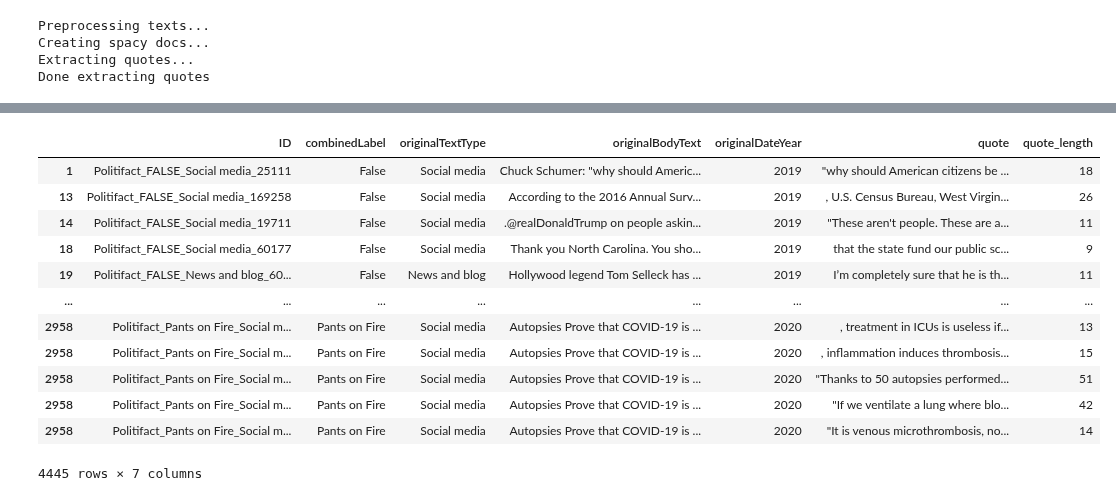
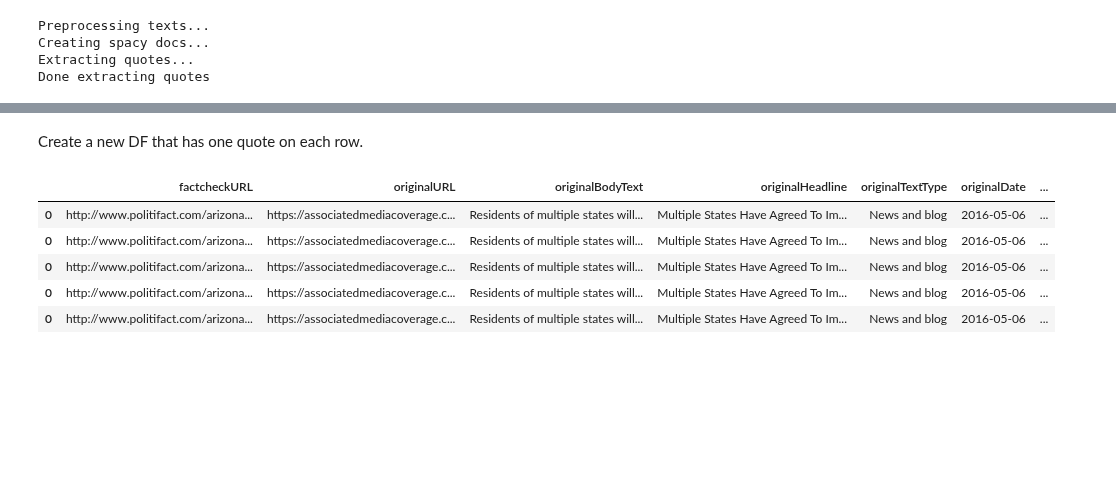
Before and after one commit to sfu-discourse-lab/fake_news_over_time, a Jupyter notebook: quote_extraction.ipynb, the cells around one changed output, grey strips where cells are left out. Saved outputs shown, nothing was run; the diff lists cells and outputs as text; code cells hidden in the pictures; blank space fills up the shorter version.

Commit message:
Add proportions to quotes

```diff
--- a/quote_extraction.ipynb
+++ b/quote_extraction.ipynb
@@ -5,14 +6,14 @@ from dataset_config import BASE_FAKESPEAK_CONFIG, BASE_MISINFOTEXT_CONFIG
 from helpers import get_groups, make_output_path, make_output_path_for_type
 # %%
 fakespeak_config = BASE_FAKESPEAK_CONFIG | {
-    "save_cols": [BASE_FAKESPEAK_CONFIG["id_col"], "quote", "quote_length"]
+    "save_cols": [BASE_FAKESPEAK_CONFIG["id_col"], "quote", "num_tokens", "proportion_of_total_tokens"]
 }
 
 misinfotext_config = BASE_MISINFOTEXT_CONFIG | {
-    "save_cols": [BASE_MISINFOTEXT_CONFIG["id_col"], "quote", "quote_length"]
+    "save_cols": [BASE_MISINFOTEXT_CONFIG["id_col"], "quote", "num_tokens", "proportion_of_total_tokens"]
 }
 # %%
-using_dataset = fakespeak_config
+using_dataset = misinfotext_config
 # %%
 dataset_df = pd.read_excel(
     using_dataset["input_path"],
@@ -41,7 +47,11 @@ Done extracting quotes
 # %%
 dataset_df["quotes"] = [[doc["quote"] for doc in docs]
                         for docs in quote_annotations]
-dataset_df["quote_lengths"] = [[doc["quote_token_count"] for doc in docs]
+dataset_df["quotes_num_tokens"] = [[doc["quote_token_count"] for doc in docs]
                         for docs in quote_annotations]
-dataset_df
+dataset_df["proportions_of_total_tokens"] = [[doc["proportion_of_total_tokens"] for doc in docs]
+                        for docs in quote_annotations]
+dataset_df["proportion_quote_tokens_to_total_text"] = dataset_df["proportions_of_total_tokens"].apply(sum)
+
+dataset_df.head()
 # %% [output]
@@ -61,23 +64,20 @@ dataset_df
+# %% [markdown]
+Create a new DF that has one quote on each row.
 # %%
-all_quotes_df = dataset_df.explode(["quotes", "quote_lengths"])\
+all_quotes_df = dataset_df.explode(["quotes", "quotes_num_tokens", "proportions_of_total_tokens"])\
     .rename(columns={"quotes": "quote"})\
-    .rename(columns={"quote_lengths": "quote_length"})
+    .rename(columns={"quotes_num_tokens": "num_tokens"})\
+    .rename(columns={"proportions_of_total_tokens": "proportion_of_total_tokens"})
 all_quotes_df = all_quotes_df[all_quotes_df["quote"].notna()]
-all_quotes_df
+
+all_quotes_df.head()
 # %% [output]
-|  | ID | combinedLabel | originalTextType | originalBodyText | originalDateYear | quote | quote_length |
-| 1 | Politifact_FALSE_Social media_25111 | False | Social media | Chuck Schumer: "why should Americ... | 2019 | "why should American citizens be ... | 18 |
-| 13 | Politifact_FALSE_Social media_169258 | False | Social media | According to the 2016 Annual Surv... | 2019 | , U.S. Census Bureau, West Virgin... | 26 |
-| 14 | Politifact_FALSE_Social media_19711 | False | Social media | .@realDonaldTrump on people askin... | 2019 | "These aren't people. These are a... | 11 |
-| 18 | Politifact_FALSE_Social media_60177 | False | Social media | Thank you North Carolina. You sho... | 2019 | that the state fund our public sc... | 9 |
-| 19 | Politifact_FALSE_News and blog_60... | False | News and blog | Hollywood legend Tom Selleck has ... | 2019 | I’m completely sure that he is th... | 11 |
-| ... | ... | ... | ... | ... | ... | ... | ... |
-| 2958 | Politifact_Pants on Fire_Social m... | Pants on Fire | Social media | Autopsies Prove that COVID-19 is ... | 2020 | , treatment in ICUs is useless if... | 13 |
-| 2958 | Politifact_Pants on Fire_Social m... | Pants on Fire | Social media | Autopsies Prove that COVID-19 is ... | 2020 | , inflammation induces thrombosis... | 15 |
-| 2958 | Politifact_Pants on Fire_Social m... | Pants on Fire | Social media | Autopsies Prove that COVID-19 is ... | 2020 | "Thanks to 50 autopsies performed... | 51 |
-| 2958 | Politifact_Pants on Fire_Social m... | Pants on Fire | Social media | Autopsies Prove that COVID-19 is ... | 2020 | "If we ventilate a lung where blo... | 42 |
-| 2958 | Politifact_Pants on Fire_Social m... | Pants on Fire | Social media | Autopsies Prove that COVID-19 is ... | 2020 | "It is venous microthrombosis, no... | 14 |
+|  | factcheckURL | originalURL | originalBodyText | originalHeadline | originalTextType | originalDate | ... |
+| 0 | http://www.politifact.com/arizona... | https://associatedmediacoverage.c... | Residents of multiple states will... | Multiple States Have Agreed To Im... | News and blog | 2016-05-06 | ... |
+| 0 | http://www.politifact.com/arizona... | https://associatedmediacoverage.c... | Residents of multiple states will... | Multiple States Have Agreed To Im... | News and blog | 2016-05-06 | ... |
+| 0 | http://www.politifact.com/arizona... | https://associatedmediacoverage.c... | Residents of multiple states will... | Multiple States Have Agreed To Im... | News and blog | 2016-05-06 | ... |
+| 0 | http://www.politifact.com/arizona... | https://associatedmediacoverage.c... | Residents of multiple states will... | Multiple States Have Agreed To Im... | News and blog | 2016-05-06 | ... |
+| 0 | http://www.politifact.com/arizona... | https://associatedmediacoverage.c... | Residents of multiple states will... | Multiple States Have Agreed To Im... | News and blog | 2016-05-06 | ... |
-4445 rows × 7 columns
 # %%
 years, years_dfs = get_groups(all_quotes_df, using_dataset["year_col"])
 years_dfs[0].head()
```
Also changed, not shown: parts of 9 cells of this notebook, 9 other files.
